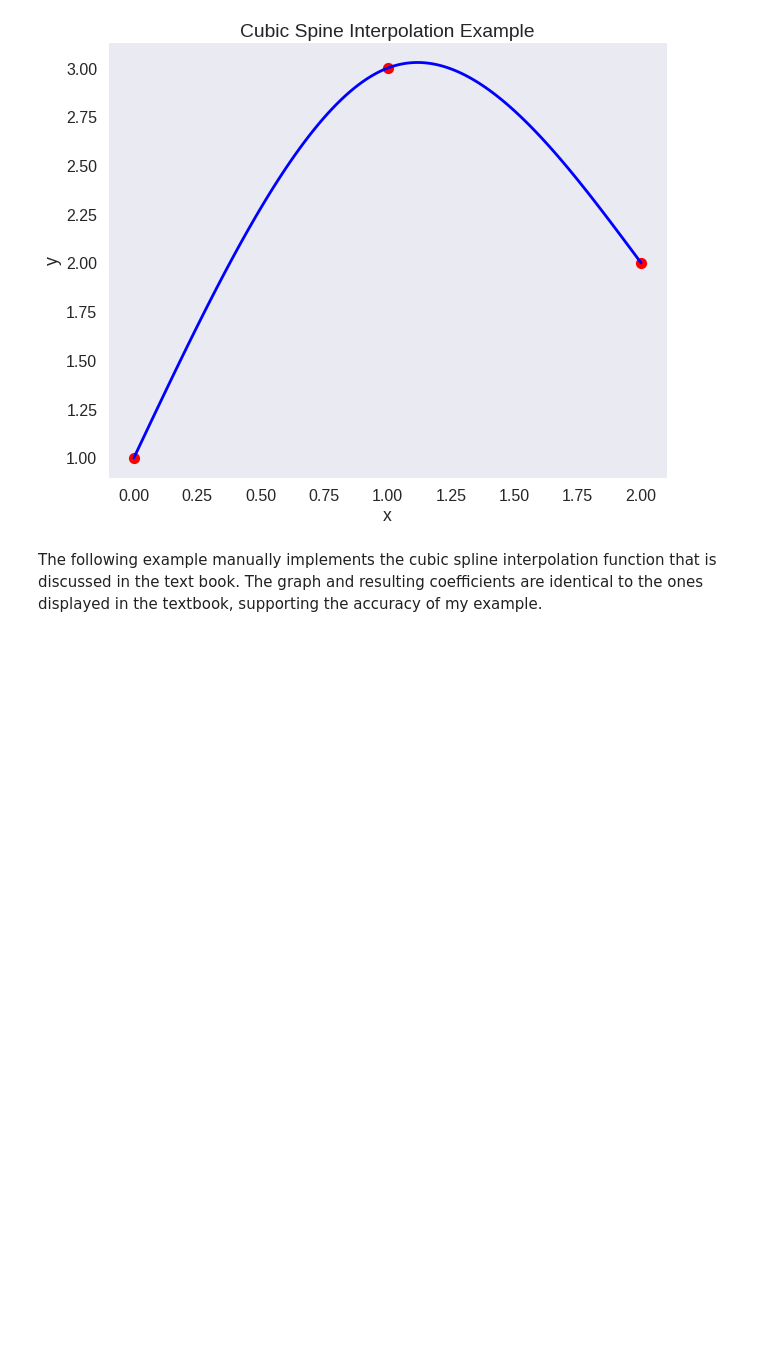
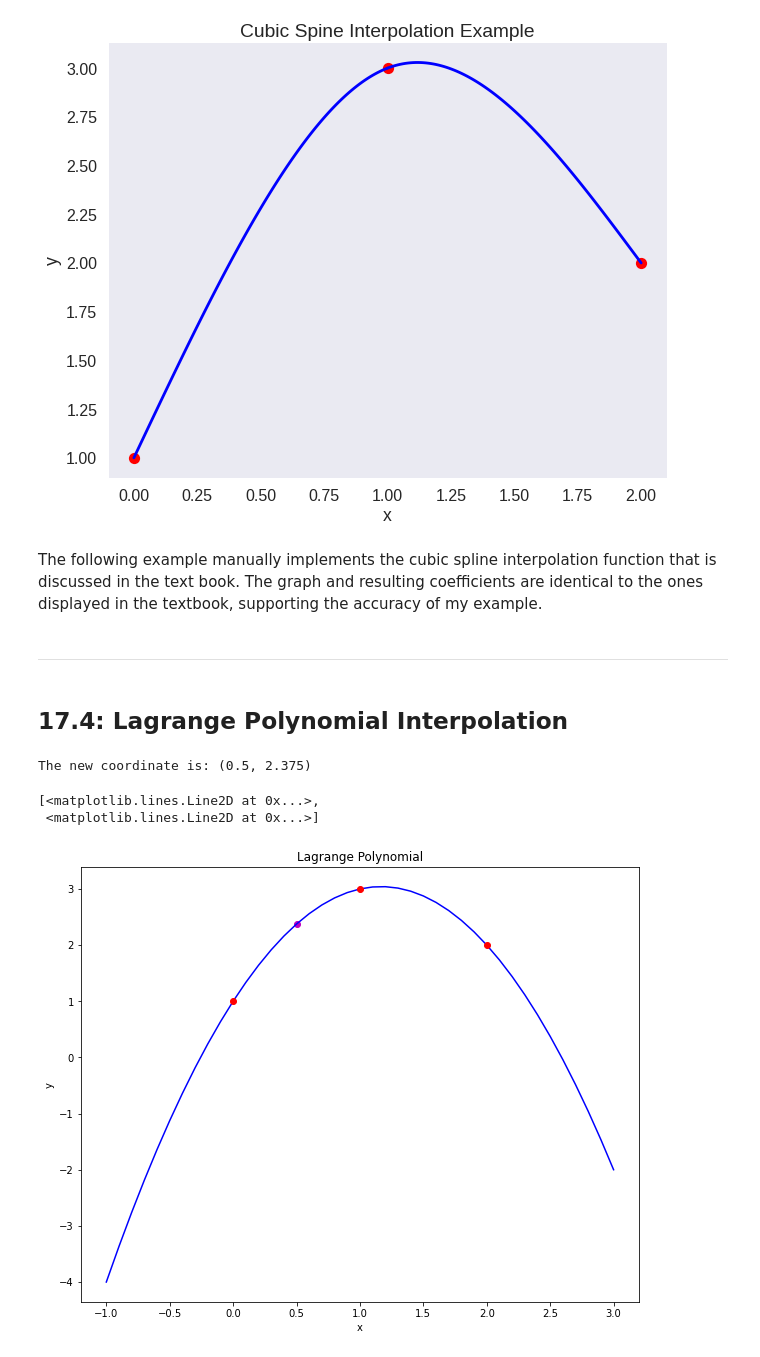
Before and after one commit to AlexanderAmaya1/MAT-421-Applied-Computational-Methods-Homework, a Jupyter notebook: Module_B_Chapter17.ipynb, the cells around one changed output. Saved outputs shown, nothing was run; the diff lists cells and outputs as text; code cells hidden in the pictures; blank space fills up the shorter version.

```diff
--- a/Module_B_Chapter17.ipynb
+++ b/Module_B_Chapter17.ipynb
@@ -194,3 +194,70 @@ cubic_spline_interpolation(x,y)
 [figure]
 # %% [markdown]
 The following example manually implements the cubic spline interpolation function that is discussed in the text book. The graph and resulting coefficients are identical to the ones displayed in the textbook, supporting the accuracy of my example.
+# %% [markdown]
+
+
+---
+# %% [markdown]
+## 17.4: Lagrange Polynomial Interpolation
+# %%
+import numpy as np
+import numpy.polynomial.polynomial as poly
+import matplotlib.pyplot as plt
+from scipy.interpolate import lagrange
+
+def graph_function(x_data, y_data, x_label, y_label, title):
+
+  plt.style.use("seaborn-deep")
+  plt.figure(figsize=(10,8))
+  plt.plot(x_data, y_data, 'mo')
+  plt.title(title)
+  plt.xlabel(x_label)
+  plt.ylabel(y_label)
+
+
+
+
+# Uses the Lagrange Polynomial Interpolation Formula to Calculate the specific coordinate to plot the new point
+def lagrange_interpolation(x,y, x_new):
+
+  y_new = 0
+
+  for i in range(0,len(y)):
+    product = 1
+
+    for j in range(0,len(y)):
+      if j != i:
+        product *= (x_new-x[j])/(x[i]-x[j])
+
+    y_new += y[i]*product
+
+
+  return y_new
+
+
+
+# Calculates the new point to put on the graph
+x_new = 0.5
+y_new = lagrange_interpolation(x,y,x_new)
+
+print("The new coordinate is: ("+str(x_new)+", "+str(y_new)+")")
+
+graph_function(x_new,y_new, "x", "y", "Lagrange Polynomial")
+
+
+
+# Displays the Plot Shown in the Book
+x = [0, 1, 2]
+y = [1, 3, 2]
+P1_coeff = [1,-1.5,.5]
+P2_coeff = [0, 2,-1]
+P3_coeff = [0,-.5,.5]
+x_gen= np.arange(-1.0, 3.1, 0.1)
+f = lagrange(x, y)
+plt.plot(x_gen, f(x_gen), 'b', x, y, 'ro')
+# %% [output]
+The new coordinate is: (0.5, 2.375)
+[<matplotlib.lines.Line2D at 0x...>,
+ <matplotlib.lines.Line2D at 0x...>]
+[figure, added]
```
Also changed, not shown: parts of 6 cells of this notebook.
